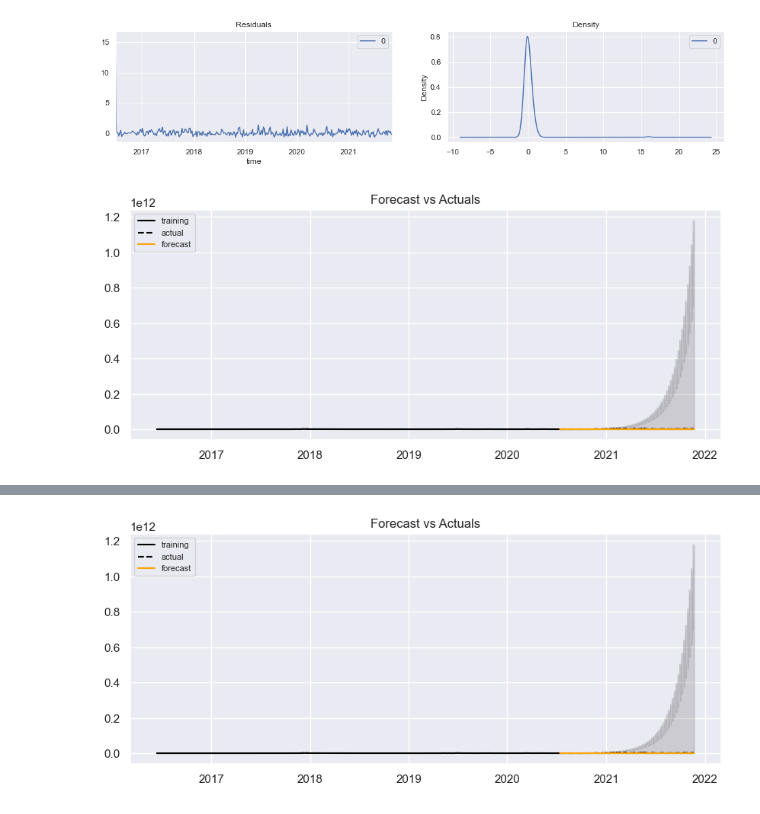
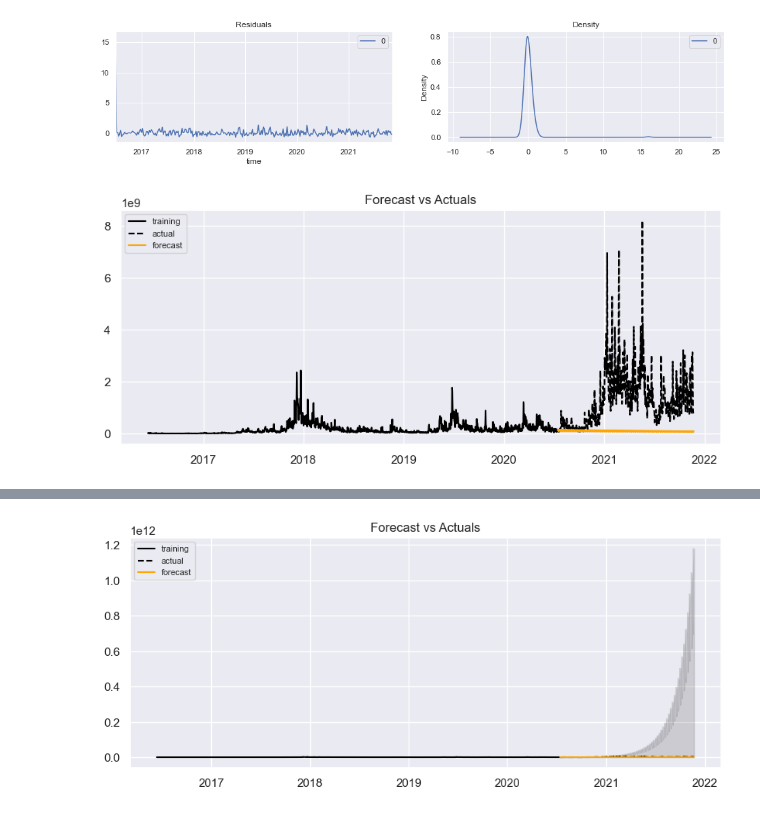
Before and after one commit to michelangelo89/btc_sent_fc, a Jupyter notebook: notebooks/Feature Selection.ipynb, the cells around one changed output, grey strips where cells are left out. Drawn from its saved outputs; the diff is of its cells as text; code cells hidden in the pictures.

```diff
--- a/notebooks/Feature Selection.ipynb
+++ b/notebooks/Feature Selection.ipynb
@@ -181,6 +256,7 @@ Timestamp('2016-06-13 00:00:00', freq='D')
 y = target.loc['2016-06-13':][['volume_gross']]
 # %%
 df = y.copy()
+df['log'] = np.log(df.values)
 # %%
 fig, axs = plt.subplots(2, 2, figsize=(18,8))
 # keeping just log transform to stay ~ linear
@@ -376,10 +452,9 @@ residuals.plot(kind='kde', title='Density', ax=ax[1]);
 # %%
 # Reconstruct by taking exponential
 forecast_recons = pd.Series(np.exp(forecast), index = test.index)
 lower_recons = np.exp(confidence_int['lower log']).values
 upper_recons = np.exp(confidence_int['upper log']).values
 
-plot_forecast(forecast_recons, np.exp(train), np.exp(test),
-              upper = upper_recons, lower=lower_recons)
+plot_forecast(forecast_recons, np.exp(train), np.exp(test))
 # %% [output]
-[figure, old version]
+[figure, new version]
```
Also changed, not shown: parts of 14 cells of this notebook, 13 other files.
